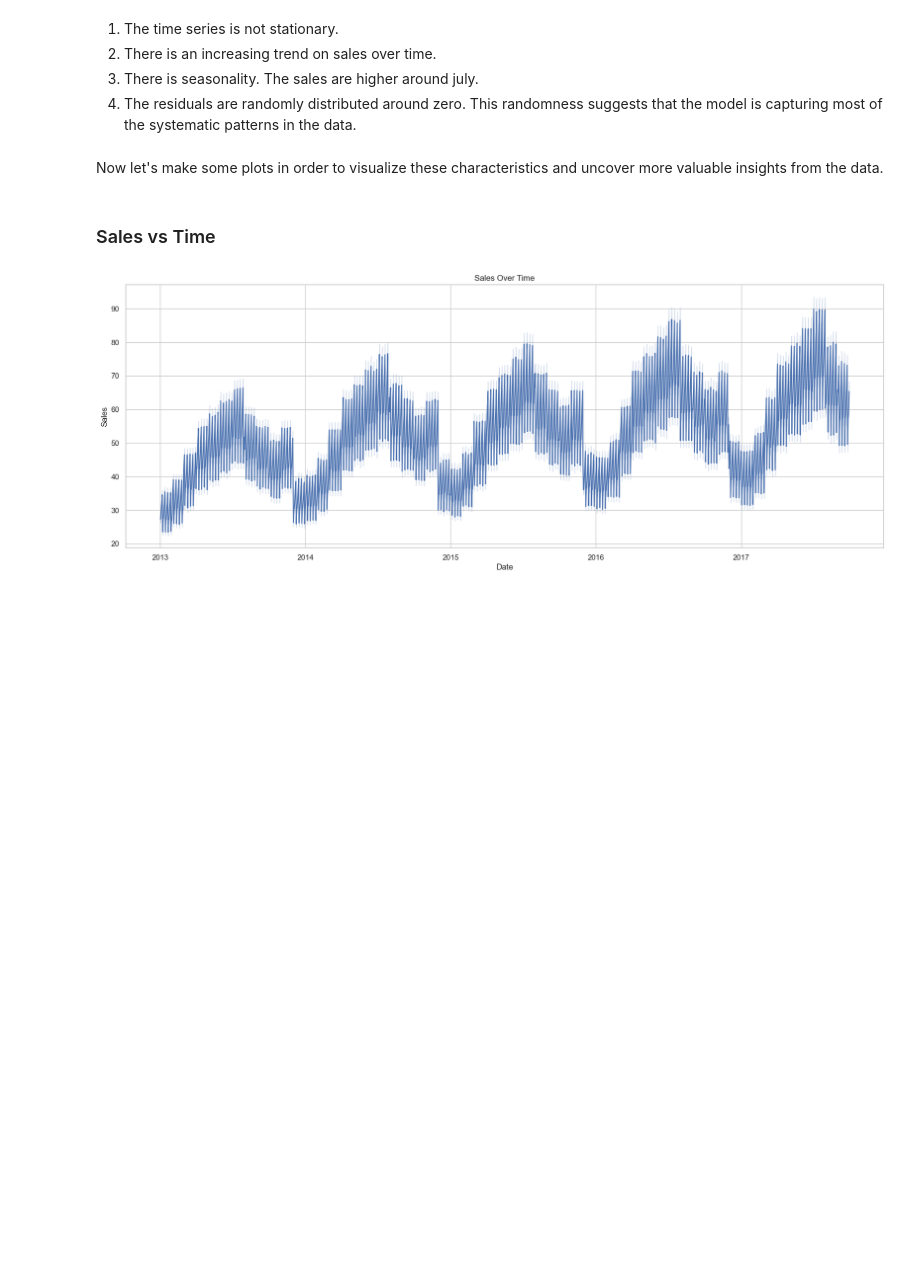
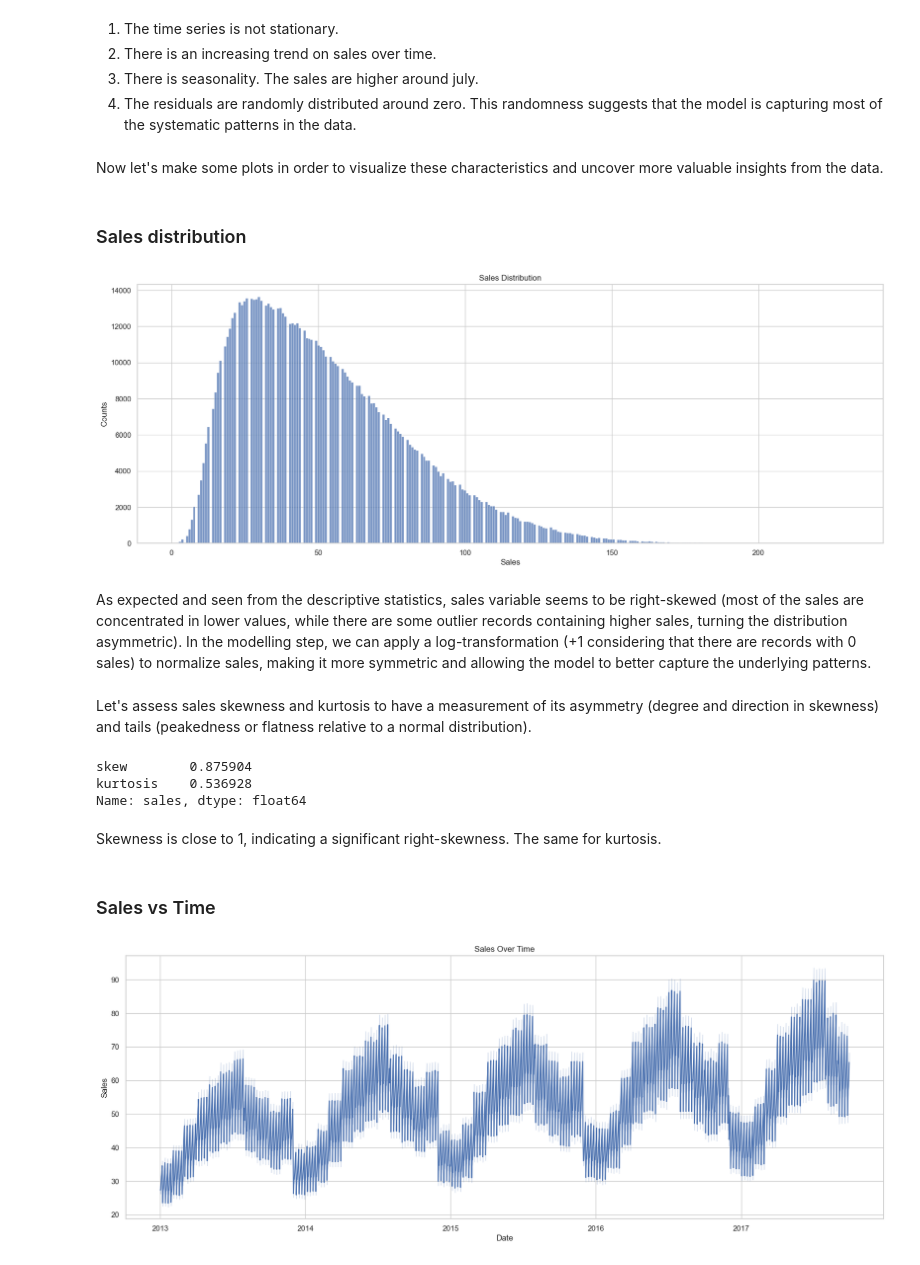
Before and after one commit to allmeidaapedro/Store-Item-Demand-Forecasting, a Jupyter notebook: notebooks/eda.ipynb, the cells around one changed output. Drawn from its saved outputs; the diff is of its cells as text; code cells hidden in the pictures; blank space fills up the shorter version.

Commit message:
some crisp-dm adjustments and started modelling

```diff
--- a/notebooks/eda.ipynb
+++ b/notebooks/eda.ipynb
@@ -303,6 +304,29 @@ fig.set_size_inches(8, 6)
 4. The residuals are randomly distributed around zero. This randomness suggests that the model is capturing most of the systematic patterns in the data.
 # %% [markdown]
 Now let's make some plots in order to visualize these characteristics and uncover more valuable insights from the data.
+# %% [markdown]
+### Sales distribution
+# %%
+plt.figure(figsize=(20, 7))
+sns.histplot(data=train, x='sales')
+plt.title('Sales Distribution')
+plt.xlabel('Sales')
+plt.ylabel('Counts')
+plt.show()
+# %% [output]
+[figure, added]
+# %% [markdown]
+As expected and seen from the descriptive statistics, sales variable seems to be right-skewed (most of the sales are concentrated in lower values, while there are some outlier records containing higher sales, turning the distribution asymmetric). In the modelling step, we can apply a log-transformation (+1 considering that there are records with 0 sales) to normalize sales, making it more symmetric and allowing the model to better capture the underlying patterns.
+# %% [markdown]
+Let's assess sales skewness and kurtosis to have a measurement of its asymmetry (degree and direction in skewness) and tails (peakedness or flatness relative to a normal distribution).
+# %%
+train['sales'].agg(['skew', 'kurtosis'])
+# %% [output]
+skew        0.875904
+kurtosis    0.536928
+Name: sales, dtype: float64
+# %% [markdown]
+Skewness is close to 1, indicating a significant right-skewness. The same for kurtosis.
 # %% [markdown]
 ### Sales vs Time
 # %%
```
Also changed, not shown: parts of 11 cells of this notebook, 1 other file.
